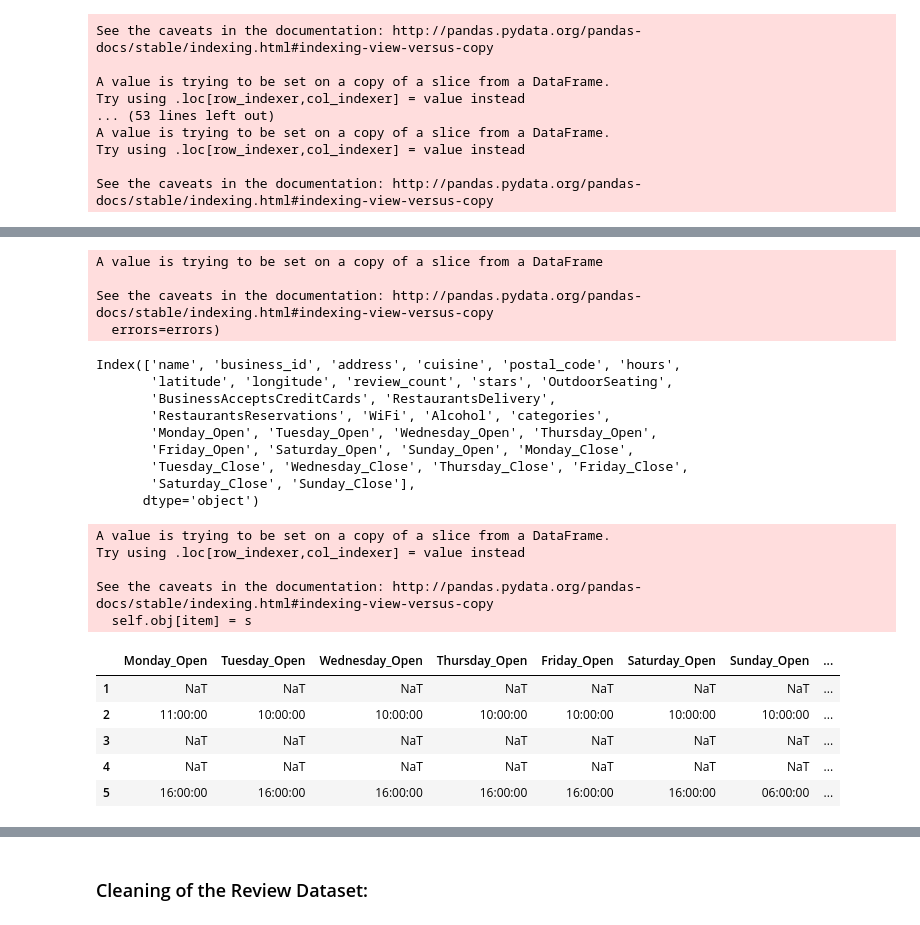
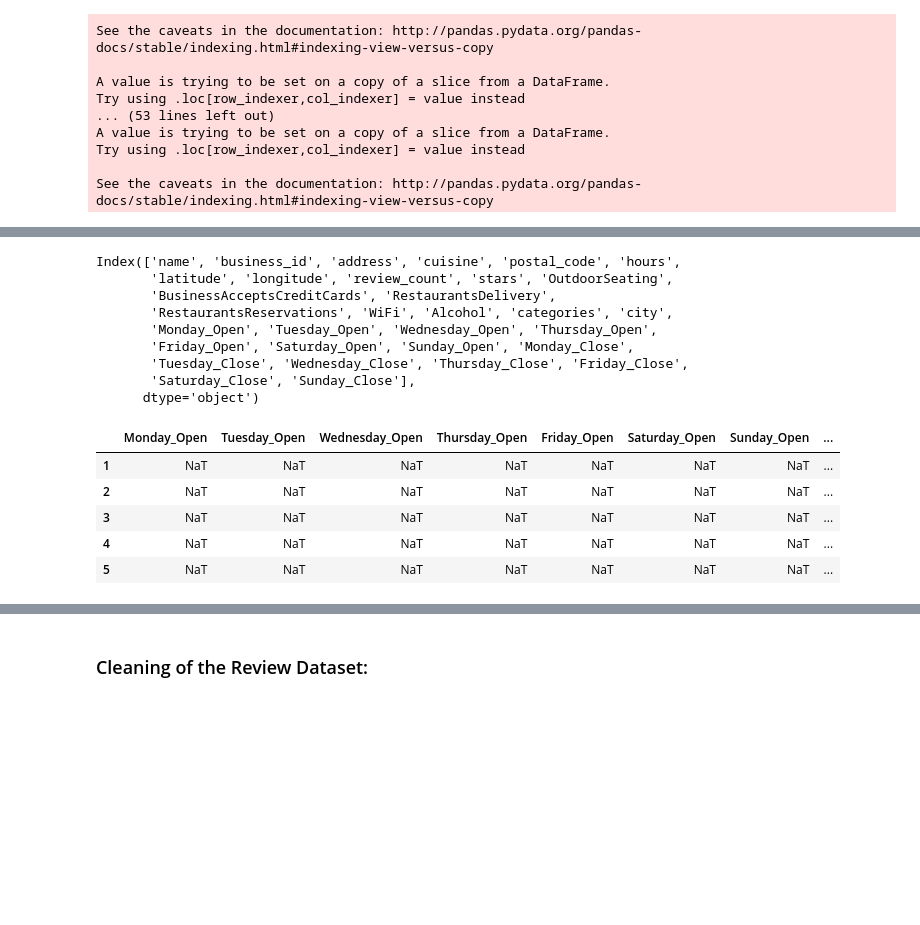
Before and after one commit to GioFic95/restaurant-recommendation-system, a Jupyter notebook: src/recommendation_system_preprocessing.ipynb, the cells around one changed output, grey strips where cells are left out. Drawn from its saved outputs; the diff is of its cells as text; code cells hidden in the pictures; blank space fills up the shorter version.

```diff
--- a/src/recommendation-for-yelp-users-itself.ipynb
+++ b/src/recommendation_system_preprocessing.ipynb
@@ -296,6 +324,6 @@ Summary of actions:
 - Extract useful information from categories column to investigate resturants' cuisine
 # %%
 import pandas as pd
-rest = pd.read_pickle('restaurant in vegas.pickle')
+rest = pd.read_pickle('restaurants.pickle')
 # %%
 import numpy as np
@@ -323 +349,10 @@ Rest_final = Rest[['name', 'business_id', 'address', 'categories', 'postal_code'
+# %%
+'''
+DUBBIO
+Lui qua esclude alcune colonne. Però:
+- Non prende in considerazione city, nel suo caso è sempre las vegas. Io l'ho aggiunta, credo sia una informazione utile.
+  Credo che nella predizioe, anche il di dove sia il ristorante che consigli sia utile saperlo.
+'''
+
+Rest_final = Rest[['name', 'business_id', 'address', 'categories', 'postal_code','attributes','hours','latitude','longitude','review_count','stars', 'city']]
 # %%
@@ -547,7 +609,11 @@ Rest_new.head()
 # %%
+'''
+Anche in questo caso, fra le features da considerare, ho aggiunto city.
+'''
+
 Rest_new = Rest_new[['name', 'business_id', 'address', 'cuisine', 'postal_code','hours','latitude','longitude',
                    'review_count','stars','OutdoorSeating','BusinessAcceptsCreditCards','RestaurantsDelivery',
-                   'RestaurantsReservations','WiFi','Alcohol','categories']]
+                   'RestaurantsReservations','WiFi','Alcohol','categories', 'city']]
 # %%
 Rest_new.fillna(value=pd.np.nan, inplace=True)
 Rest_new['WiFi'].unique()
@@ -717,19 +778,15 @@ Rest_new_hours.head(5)
 Rest_new_hours.drop(['hours_day','business_days','business_hours'],axis=1,inplace=True)
 Rest_new_hours.columns
 # %% [output]
-A value is trying to be set on a copy of a slice from a DataFrame
-
-See the caveats in the documentation: http://pandas.pydata.org/pandas-docs/stable/indexing.html#indexing-view-versus-copy
-  errors=errors)
+Index(['name', 'business_id', 'address', 'cuisine', 'postal_code', 'hours',
+       'latitude', 'longitude', 'review_count', 'stars', 'OutdoorSeating',
+       'BusinessAcceptsCreditCards', 'RestaurantsDelivery',
+       'RestaurantsReservations', 'WiFi', 'Alcohol', 'categories', 'city',
+       'Monday_Open', 'Tuesday_Open', 'Wednesday_Open', 'Thursday_Open',
+       'Friday_Open', 'Saturday_Open', 'Sunday_Open', 'Monday_Close',
+       'Tuesday_Close', 'Wednesday_Close', 'Thursday_Close', 'Friday_Close',
+       'Saturday_Close', 'Sunday_Close'],
+      dtype='object')
-Index(['name', 'business_id', 'address', 'cuisine', 'postal_code', 'hours',
-       'latitude', 'longitude', 'review_count', 'stars', 'OutdoorSeating',
-       'BusinessAcceptsCreditCards', 'RestaurantsDelivery',
-       'RestaurantsReservations', 'WiFi', 'Alcohol', 'categories',
-       'Monday_Open', 'Tuesday_Open', 'Wednesday_Open', 'Thursday_Open',
-       'Friday_Open', 'Saturday_Open', 'Sunday_Open', 'Monday_Close',
-       'Tuesday_Close', 'Wednesday_Close', 'Thursday_Close', 'Friday_Close',
-       'Saturday_Close', 'Sunday_Close'],
-      dtype='object')
 # %%
 def str2time(val):
     try:
@@ -737,22 +794,21 @@ def str2time(val):
     except:
         return pd.NaT
 # %%
+'''
+Ho modificato gli indici, poiché avendo aggiunto city consideraca le features sbagliate.
+'''
+
 import datetime as dt
-Rest_new_hours.iloc[:,17:31]=Rest_new_hours.iloc[:,17:31].astype(str)
-Rest_new_hours.iloc[:,17:31]=Rest_new_hours.iloc[:,17:31].applymap(lambda x: str2time(x))
-Rest_new_hours.iloc[:,17:31].head()
+Rest_new_hours.iloc[:,18:32]=Rest_new_hours.iloc[:,18:32].astype(str)
+Rest_new_hours.iloc[:,18:32]=Rest_new_hours.iloc[:,18:32].applymap(lambda x: str2time(x))
+Rest_new_hours.iloc[:,18:32].head()
 # %% [output]
-A value is trying to be set on a copy of a slice from a DataFrame.
-Try using .loc[row_indexer,col_indexer] = value instead
-
-See the caveats in the documentation: http://pandas.pydata.org/pandas-docs/stable/indexing.html#indexing-view-versus-copy
-  self.obj[item] = s
 |  | Monday_Open | Tuesday_Open | Wednesday_Open | Thursday_Open | Friday_Open | Saturday_Open | Sunday_Open | ... |
 | 1 | NaT | NaT | NaT | NaT | NaT | NaT | NaT | ... |
-| 2 | 11:00:00 | 10:00:00 | 10:00:00 | 10:00:00 | 10:00:00 | 10:00:00 | 10:00:00 | ... |
+| 2 | NaT | NaT | NaT | NaT | NaT | NaT | NaT | ... |
 | 3 | NaT | NaT | NaT | NaT | NaT | NaT | NaT | ... |
 | 4 | NaT | NaT | NaT | NaT | NaT | NaT | NaT | ... |
-| 5 | 16:00:00 | 16:00:00 | 16:00:00 | 16:00:00 | 16:00:00 | 16:00:00 | 06:00:00 | ... |
+| 5 | NaT | NaT | NaT | NaT | NaT | NaT | NaT | ... |
 # %%
 Rest_new_hours.loc[3801]
 # %% [output]
```
Also changed, not shown: parts of 144 cells of this notebook.
